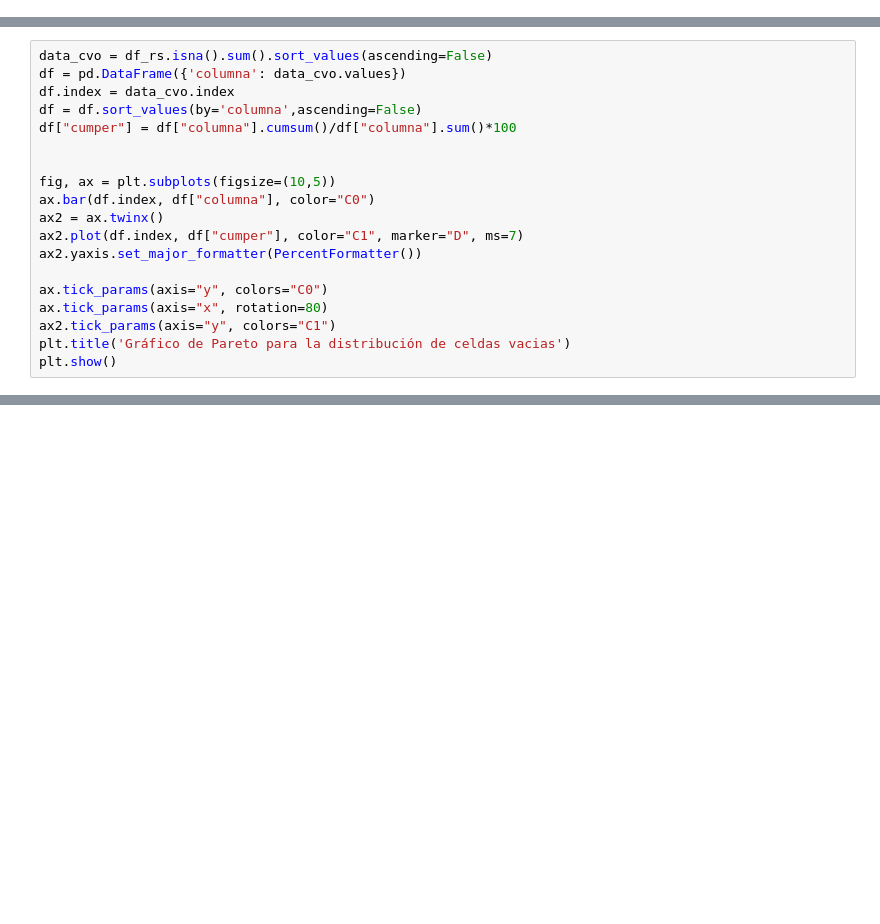
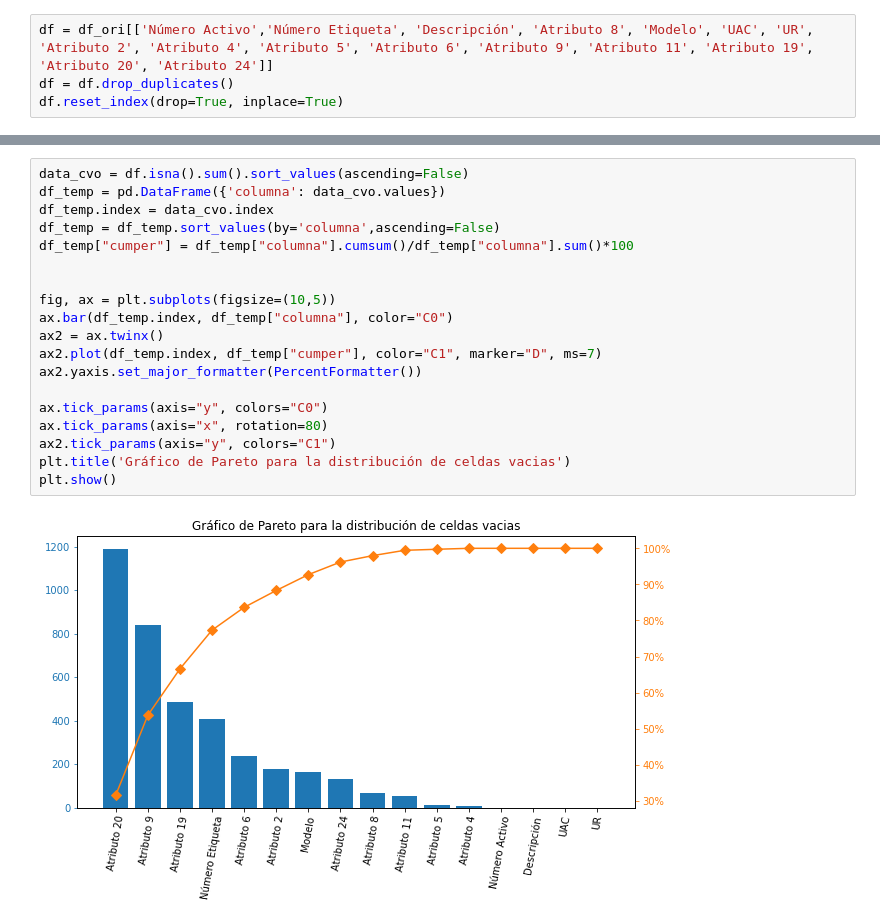
Before and after one commit to Lanzet/limpieza_sic-ot, a Jupyter notebook: 08NOV21_limpieza_vehiculos.ipynb, the cells around one changed output, grey strips where cells are left out. Drawn from its saved outputs; the diff is of its cells as text; blank space fills up the shorter version.

```diff
--- a/08NOV21_limpieza_vehiculos.ipynb
+++ b/08NOV21_limpieza_vehiculos.ipynb
@@ -16,3 +48,7 @@ Nro Linea, Libro, Rubro Subrubro Especie, Rubro, Subrubro, Especie, Numero Activ
+# %%
+df = df_ori[['Número Activo','Número Etiqueta', 'Descripción', 'Atributo 8', 'Modelo', 'UAC', 'UR', 'Atributo 2', 'Atributo 4', 'Atributo 5', 'Atributo 6', 'Atributo 9', 'Atributo 11', 'Atributo 19', 'Atributo 20', 'Atributo 24']]
+df = df.drop_duplicates()
+df.reset_index(drop=True, inplace=True)
 # %%
 df.info()
 # %% [output]
@@ -172,19 +71,0 @@ mat.axes.tick_params(axis='y', labelsize=30)
-# %%
-data_cvo = df_rs.isna().sum().sort_values(ascending=False)
-df = pd.DataFrame({'columna': data_cvo.values})
-df.index = data_cvo.index
-df = df.sort_values(by='columna',ascending=False)
-df["cumper"] = df["columna"].cumsum()/df["columna"].sum()*100
-
-
-fig, ax = plt.subplots(figsize=(10,5))
-ax.bar(df.index, df["columna"], color="C0")
-ax2 = ax.twinx()
-ax2.plot(df.index, df["cumper"], color="C1", marker="D", ms=7)
-ax2.yaxis.set_major_formatter(PercentFormatter())
-
-ax.tick_params(axis="y", colors="C0")
-ax.tick_params(axis="x", rotation=80)
-ax2.tick_params(axis="y", colors="C1")
-plt.title('Gráfico de Pareto para la distribución de celdas vacias')
-plt.show()
@@ -326,0 +77,21 @@ writer.save()
+# %%
+data_cvo = df.isna().sum().sort_values(ascending=False)
+df_temp = pd.DataFrame({'columna': data_cvo.values})
+df_temp.index = data_cvo.index
+df_temp = df_temp.sort_values(by='columna',ascending=False)
+df_temp["cumper"] = df_temp["columna"].cumsum()/df_temp["columna"].sum()*100
+
+
+fig, ax = plt.subplots(figsize=(10,5))
+ax.bar(df_temp.index, df_temp["columna"], color="C0")
+ax2 = ax.twinx()
+ax2.plot(df_temp.index, df_temp["cumper"], color="C1", marker="D", ms=7)
+ax2.yaxis.set_major_formatter(PercentFormatter())
+
+ax.tick_params(axis="y", colors="C0")
+ax.tick_params(axis="x", rotation=80)
+ax2.tick_params(axis="y", colors="C1")
+plt.title('Gráfico de Pareto para la distribución de celdas vacias')
+plt.show()
+# %% [output]
+[figure, added]
```
Also changed, not shown: parts of 55 cells of this notebook, 2 other files.
